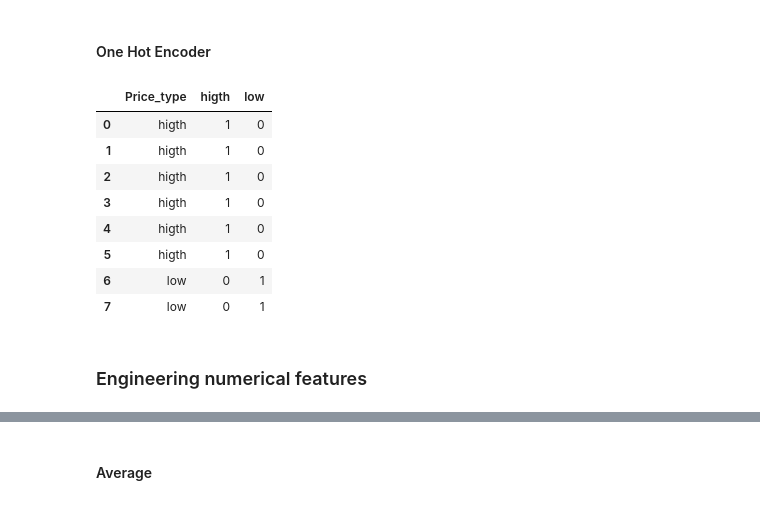
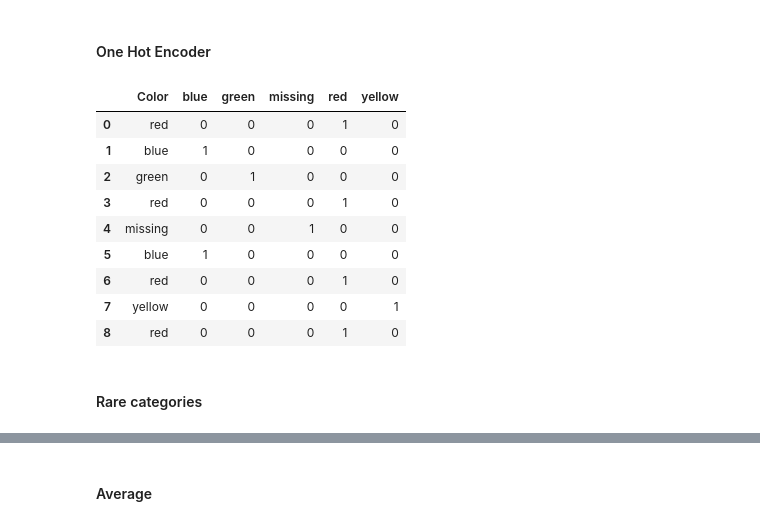
Before and after one commit to MarinaBorodkina/Preprocessing, a Jupyter notebook: Preprocessing.ipynb, the cells around one changed output, grey strips where cells are left out. Drawn from its saved outputs; the diff is of its cells as text; code cells hidden in the pictures.

```diff
--- a/Preprocessing.ipynb
+++ b/Preprocessing.ipynb
@@ -334,0 +382,13 @@ array([[ 3.50469584e-01,  5.64612799e-01, -8.59419469e-01],
+# %%
+# Instantiate PowerTransformer
+pow_trans = PowerTransformer()
+
+# Train the transform on the data
+pow_trans.fit(df[['Price1']])
+
+# Apply the power transform to the data
+df['Price1_LG'] = pow_trans.transform(df[['Price1']])
+
+# Plot the data before and after the transformation
+df[['Price1', 'Price1_LG']].hist()
+plt.show()
@@ -334,0 +473,10 @@ array([[ 3.50469584e-01,  5.64612799e-01, -8.59419469e-01],
+# %%
+# Replace all non letter characters with a whitespace
+df['Engine_clean'] = df['Engine'].replace('[^a-zA-Z]', ' ')
+df['Engine_clean'] = df['Engine'].replace('[0-9]', ' ')
+
+# Change to lower case
+df['Engine_clean'] = df['Engine_clean'].str.lower()
+
+# Print the first 5 rows of the clean column
+print(df['Engine_clean'].head())
@@ -334,0 +525,12 @@ array([[ 3.50469584e-01,  5.64612799e-01, -8.59419469e-01],
+# %%
+# Find the length of each text
+df['char_cnt'] = df['Engine_clean'].str.len()
+
+# Count the number of words in each text
+df['word_cnt'] = df['Engine_clean'].str.split().str.len()
+df['char_cnt'], df['word_cnt']
+# Find the average length of word
+df['avg_word_length'] = df['char_cnt'] / df['word_cnt']
+
+# Print the first 5 rows of these columns
+print(df[['Engine_clean', 'char_cnt', 'word_cnt', 'avg_word_length']])
@@ -335,6 +721,2 @@ array([[ 3.50469584e-01,  5.64612799e-01, -8.59419469e-01],
 # %% [markdown]
 ## Feature engineering
-# %%
-df['Price_type'] = 'low'
-df.loc[(df['Price1'] > 10000), 'Price_type'] = 'higth'
-df[['Price1', 'Price_type']]
@@ -372,18 +744,19 @@ print(df[['Color', 'Color_enc']].head())
 #### One Hot Encoder
 # %%
 # Transform the Color column and concatinate with DataSet
-df = pd.concat([df, pd.get_dummies(df['Price_type'])], axis=1)
+df = pd.concat([df, pd.get_dummies(df['Color'])], axis=1)
 
-df[['Price_type', 'higth', 'low']]
+df[['Color', 'blue', 'green', 'missing', 'red', 'yellow']]
 # %% [output]
-|  | Price_type | higth | low |
-| 0 | higth | 1 | 0 |
-| 1 | higth | 1 | 0 |
-| 2 | higth | 1 | 0 |
-| 3 | higth | 1 | 0 |
-| 4 | higth | 1 | 0 |
-| 5 | higth | 1 | 0 |
-| 6 | low | 0 | 1 |
-| 7 | low | 0 | 1 |
+|  | Color | blue | green | missing | red | yellow |
+| 0 | red | 0 | 0 | 0 | 1 | 0 |
+| 1 | blue | 1 | 0 | 0 | 0 | 0 |
+| 2 | green | 0 | 1 | 0 | 0 | 0 |
+| 3 | red | 0 | 0 | 0 | 1 | 0 |
+| 4 | missing | 0 | 0 | 1 | 0 | 0 |
+| 5 | blue | 1 | 0 | 0 | 0 | 0 |
+| 6 | red | 0 | 0 | 0 | 1 | 0 |
+| 7 | yellow | 0 | 0 | 0 | 0 | 1 |
+| 8 | red | 0 | 0 | 0 | 1 | 0 |
-# %% [markdown]
-### Engineering numerical features
+# %% [markdown]
+#### Rare categories
```
Also changed, not shown: parts of 67 cells of this notebook.
